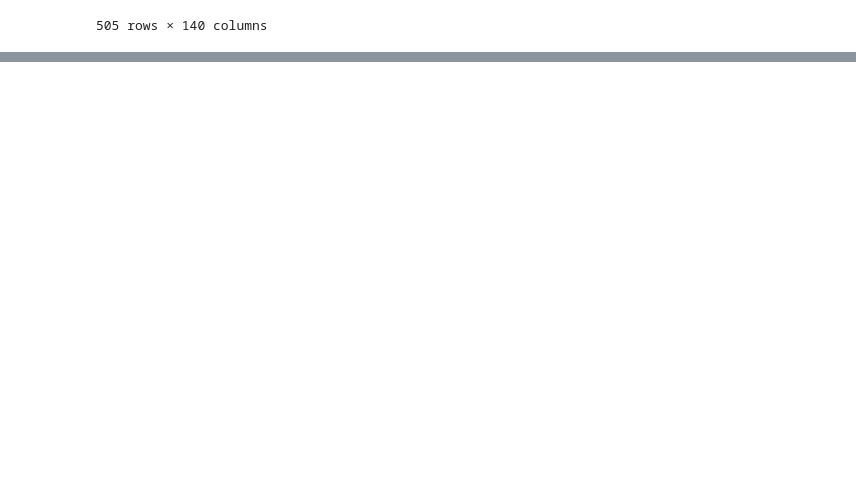
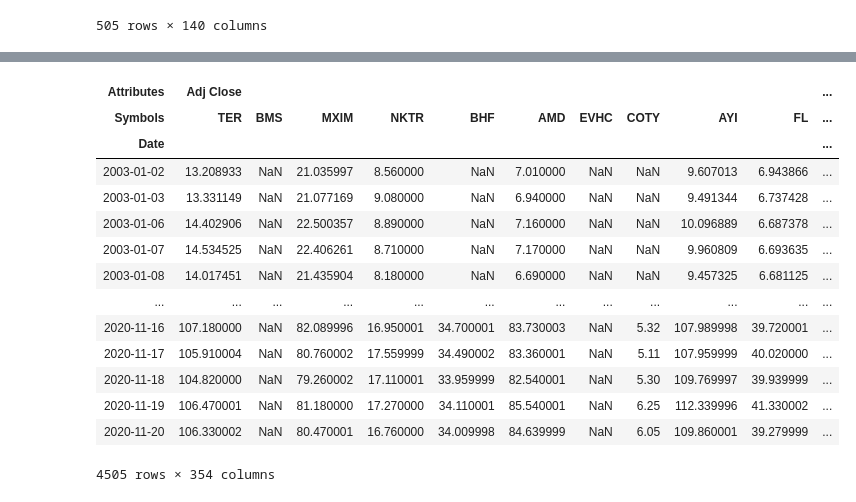
Before and after one commit to GuillaumePv/DS_1mscF, a Jupyter notebook: Data_analysis_Guillaume.ipynb, the cells around one changed output, grey strips where cells are left out. Drawn from its saved outputs; the diff is of its cells as text; code cells hidden in the pictures; blank space fills up the shorter version.

```diff
--- a/Data_analysis_Guillaume.ipynb
+++ b/Data_analysis_Guillaume.ipynb
@@ -167,0 +164,10 @@ changeFlow
+# %%
+from pandas_datareader import data
+start_date = '2003-01-01'
+end_date = '2020-12-21'
+
+# User pandas_reader.data.DataReader to load the desired data. As simple as that.
+
+SP_data = data.DataReader('^GSPC', 'yahoo', start_date, end_date)
+SP_data = SP_data.pct_change()
+SP_data
@@ -167,0 +189,10 @@ changeFlow
+# %%
+index = []
+for value in SP_data.index:
+    index.append(pd.Timestamp(value))
+
+SP_data.index = index
+# %%
+#create dummy with condition for all stocks
+for i in range(len(changeFlow['stocks'])):
+    SP_data[changeFlow['stocks'][i]] = ((SP_data.index >= changeFlow['entree'].values[i]) & (SP_data.index < changeFlow['sortie'].values[i]))*1
@@ -167,0 +217,23 @@ changeFlow
+# %%
+from pandas_datareader import data
+test = SP_data.iloc[:,6:]
+test.columns
+data = data.DataReader(test.columns, 'yahoo', start_date, end_date)
+# %%
+data
+# %% [output]
+| Attributes | Adj Close |  |  |  |  |  |  |  |  |  | ... |
+| Symbols | TER | BMS | MXIM | NKTR | BHF | AMD | EVHC | COTY | AYI | FL | ... |
+| Date |  |  |  |  |  |  |  |  |  |  | ... |
+| 2003-01-02 | 13.208933 | NaN | 21.035997 | 8.560000 | NaN | 7.010000 | NaN | NaN | 9.607013 | 6.943866 | ... |
+| 2003-01-03 | 13.331149 | NaN | 21.077169 | 9.080000 | NaN | 6.940000 | NaN | NaN | 9.491344 | 6.737428 | ... |
+| 2003-01-06 | 14.402906 | NaN | 22.500357 | 8.890000 | NaN | 7.160000 | NaN | NaN | 10.096889 | 6.687378 | ... |
+| 2003-01-07 | 14.534525 | NaN | 22.406261 | 8.710000 | NaN | 7.170000 | NaN | NaN | 9.960809 | 6.693635 | ... |
+| 2003-01-08 | 14.017451 | NaN | 21.435904 | 8.180000 | NaN | 6.690000 | NaN | NaN | 9.457325 | 6.681125 | ... |
+| ... | ... | ... | ... | ... | ... | ... | ... | ... | ... | ... | ... |
+| 2020-11-16 | 107.180000 | NaN | 82.089996 | 16.950001 | 34.700001 | 83.730003 | NaN | 5.32 | 107.989998 | 39.720001 | ... |
+| 2020-11-17 | 105.910004 | NaN | 80.760002 | 17.559999 | 34.490002 | 83.360001 | NaN | 5.11 | 107.959999 | 40.020000 | ... |
+| 2020-11-18 | 104.820000 | NaN | 79.260002 | 17.110001 | 33.959999 | 82.540001 | NaN | 5.30 | 109.769997 | 39.939999 | ... |
+| 2020-11-19 | 106.470001 | NaN | 81.180000 | 17.270000 | 34.110001 | 85.540001 | NaN | 6.25 | 112.339996 | 41.330002 | ... |
+| 2020-11-20 | 106.330002 | NaN | 80.470001 | 16.760000 | 34.009998 | 84.639999 | NaN | 6.05 | 109.860001 | 39.279999 | ... |
+4505 rows × 354 columns
```
Also changed, not shown: parts of 13 cells of this notebook, 4 other files.
